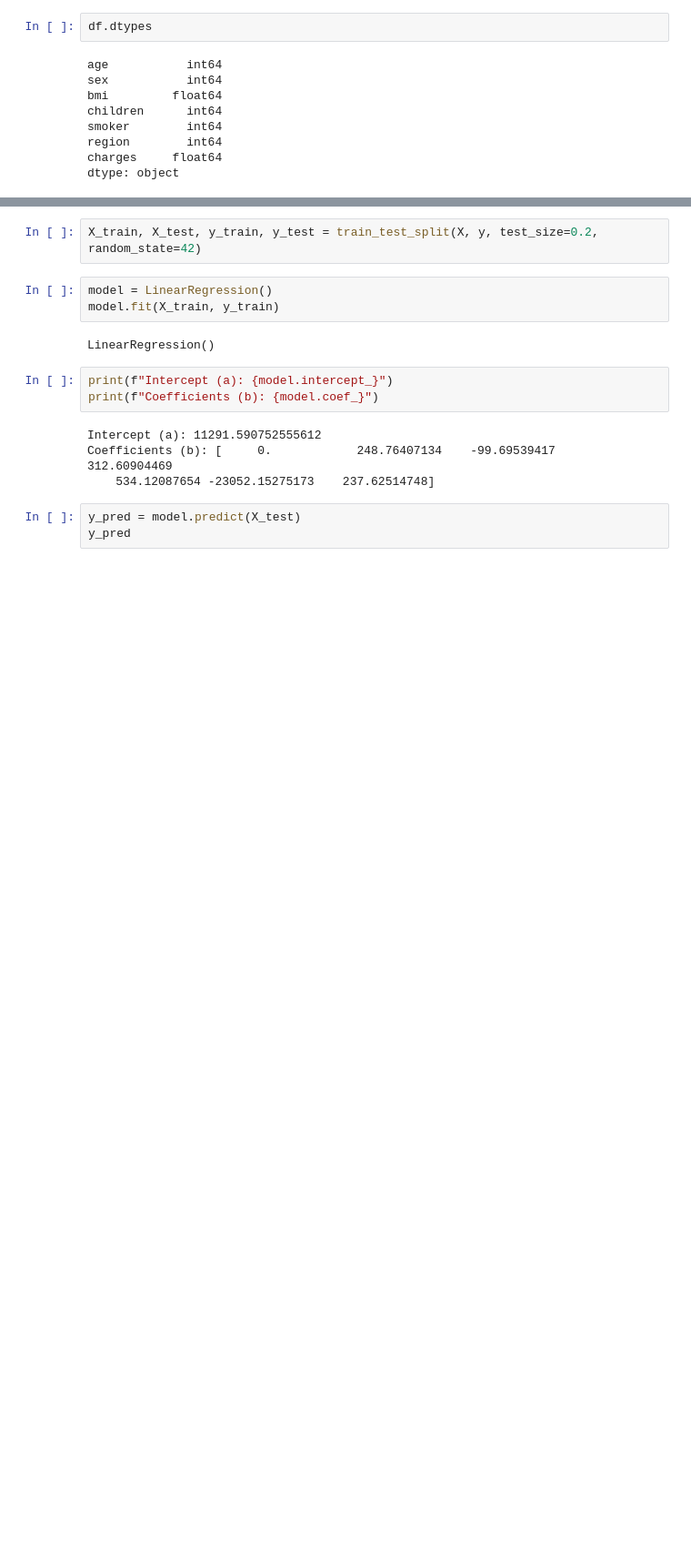
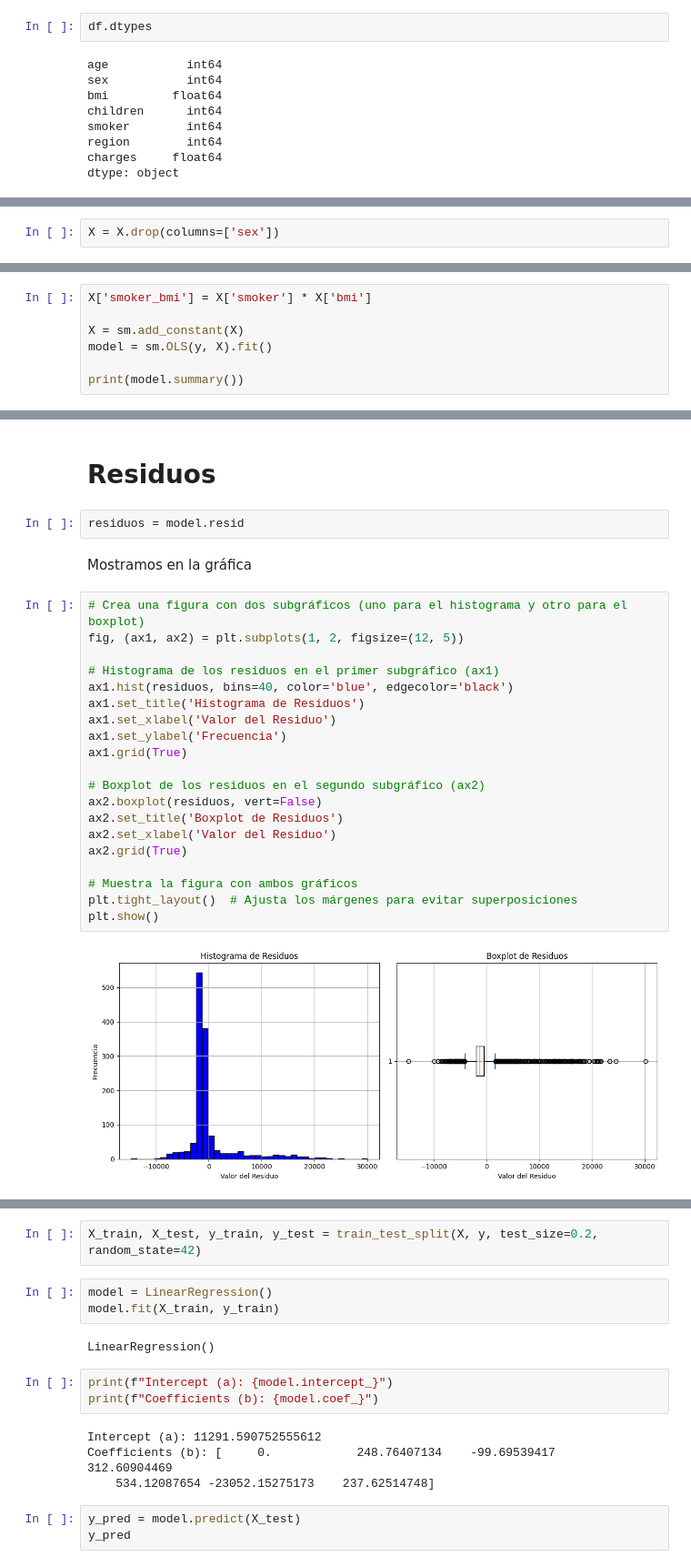
Before and after one commit to 4GeeksAcademy/machine-learning-vicentepolo, a Jupyter notebook: src/explore.ipynb, the cells around one changed output, grey strips where cells are left out. Shown at 91% size. Drawn from its saved outputs; the diff is of its cells as text; blank space fills up the shorter version.

```diff
--- a/src/explore.ipynb
+++ b/src/explore.ipynb
@@ -161,0 +168,2 @@ df.drop(np.where(cooks_distance[0]>pto_corte)[0])
+# %%
+X = X.drop(columns=['sex'])
@@ -161,0 +172,7 @@ df.drop(np.where(cooks_distance[0]>pto_corte)[0])
+# %%
+X['smoker_bmi'] = X['smoker'] * X['bmi']
+
+X = sm.add_constant(X)
+model = sm.OLS(y, X).fit()
+
+print(model.summary())
@@ -161,0 +210,28 @@ df.drop(np.where(cooks_distance[0]>pto_corte)[0])
+# %% [markdown]
+# Residuos
+# %%
+residuos = model.resid
+# %% [markdown]
+Mostramos en la gráfica
+# %%
+# Crea una figura con dos subgráficos (uno para el histograma y otro para el boxplot)
+fig, (ax1, ax2) = plt.subplots(1, 2, figsize=(12, 5))
+
+# Histograma de los residuos en el primer subgráfico (ax1)
+ax1.hist(residuos, bins=40, color='blue', edgecolor='black')
+ax1.set_title('Histograma de Residuos')
+ax1.set_xlabel('Valor del Residuo')
+ax1.set_ylabel('Frecuencia')
+ax1.grid(True)
+
+# Boxplot de los residuos en el segundo subgráfico (ax2)
+ax2.boxplot(residuos, vert=False)
+ax2.set_title('Boxplot de Residuos')
+ax2.set_xlabel('Valor del Residuo')
+ax2.grid(True)
+
+# Muestra la figura con ambos gráficos
+plt.tight_layout()  # Ajusta los márgenes para evitar superposiciones
+plt.show()
+# %% [output]
+[figure, added]
```
Also changed, not shown: parts of 44 cells of this notebook.
